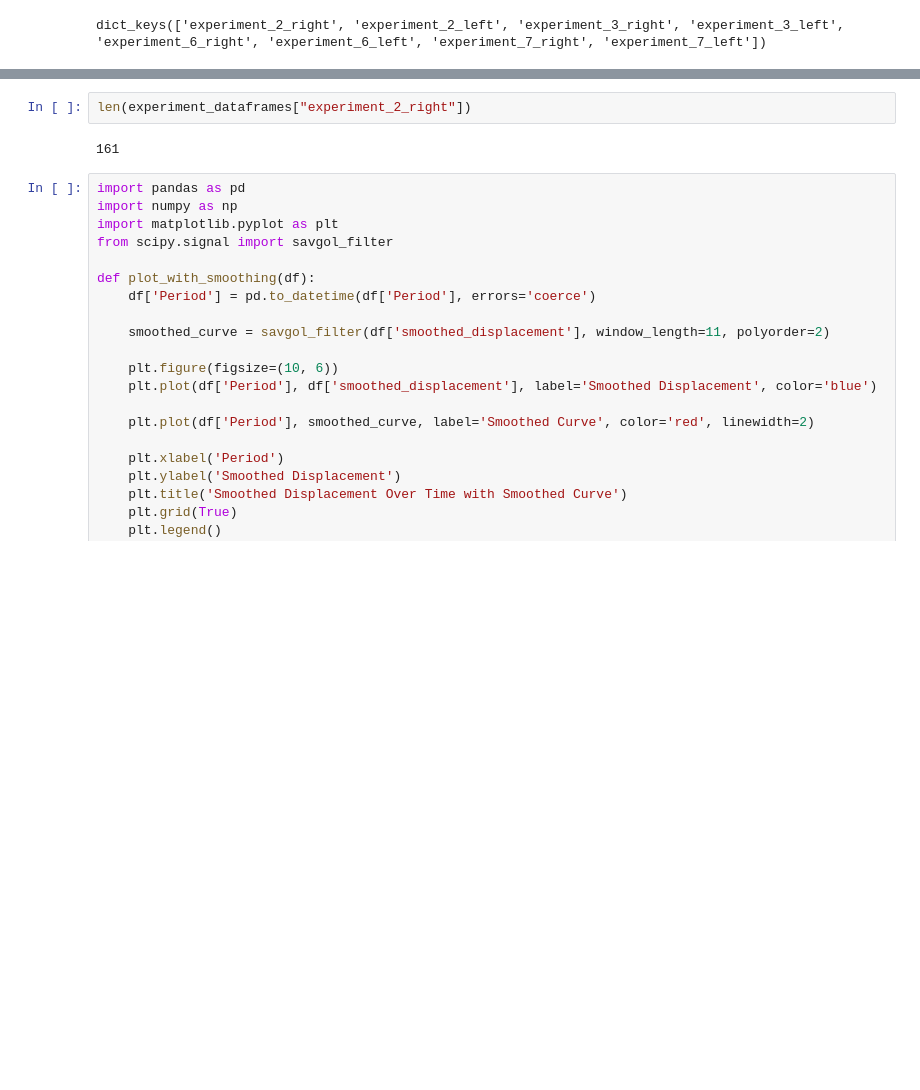
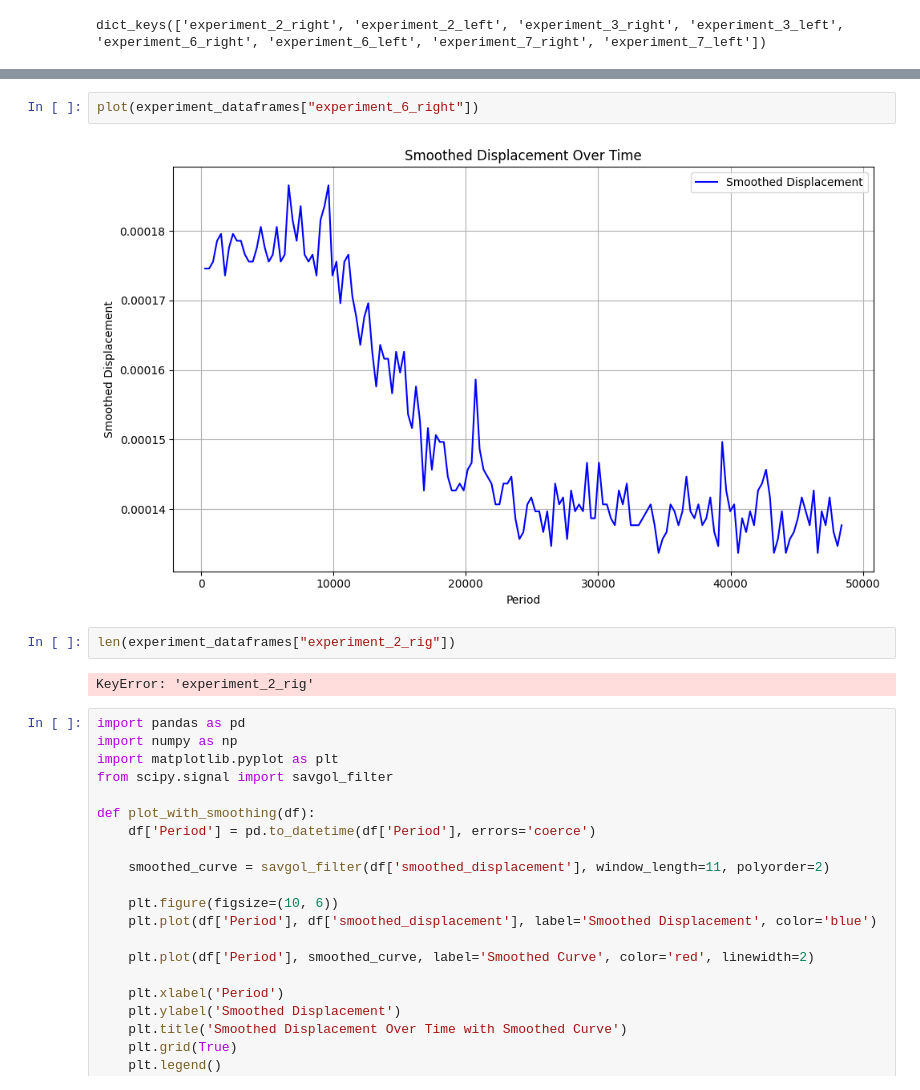
Before and after one commit to rammalali/FYP, a Jupyter notebook: notebooks/model_creation.ipynb, the cells around one changed output, grey strips where cells are left out. Saved outputs shown, nothing was run; the diff lists cells and outputs as text; blank space fills up the shorter version.

```diff
--- a/notebooks/model_creation.ipynb
+++ b/notebooks/model_creation.ipynb
@@ -71,7 +77,11 @@ plot(experiment_dataframes["experiment_2_right"])
+# %%
+plot(experiment_dataframes["experiment_6_right"])
+# %% [output]
+[figure, added]
 # %%
-len(experiment_dataframes["experiment_2_right"])
+len(experiment_dataframes["experiment_2_rig"])
 # %% [output]
-161
+KeyError: 'experiment_2_rig'
 # %%
 import pandas as pd
 import numpy as np
```
Also changed, not shown: parts of 2 cells of this notebook.
